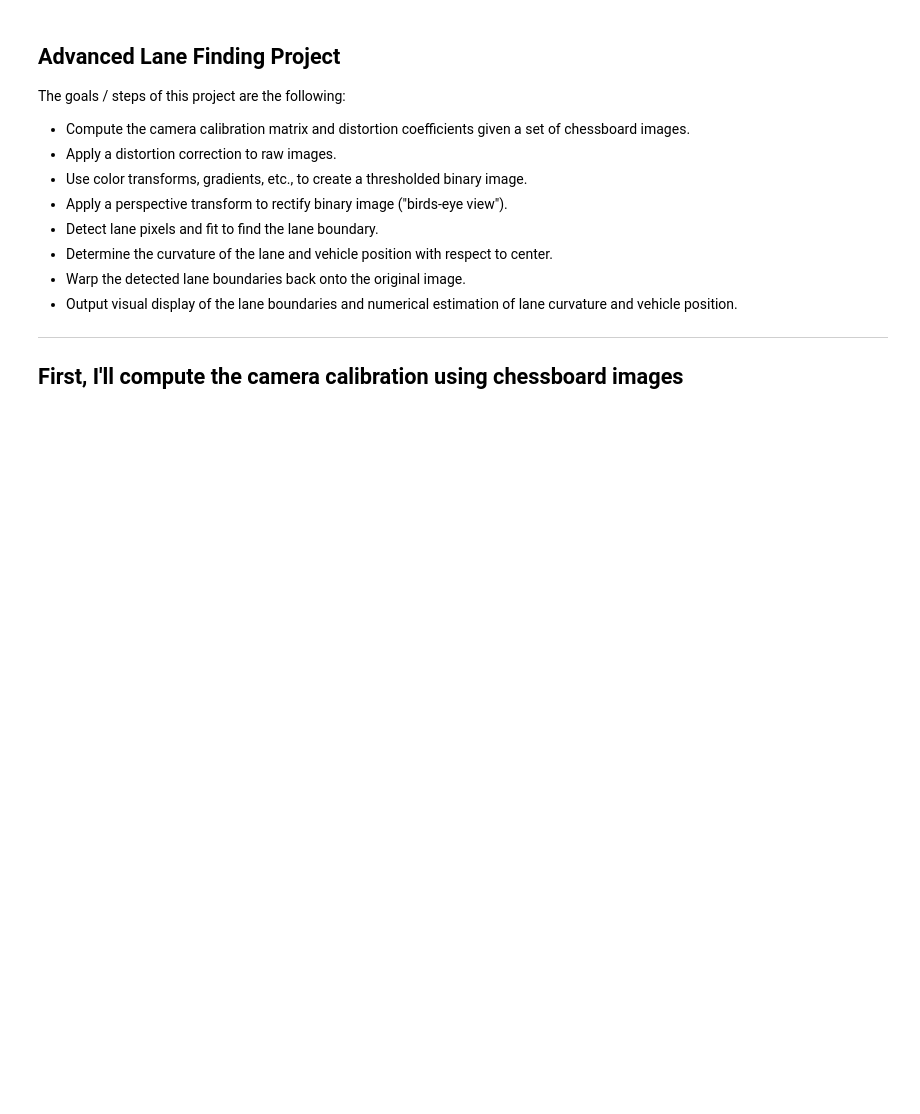
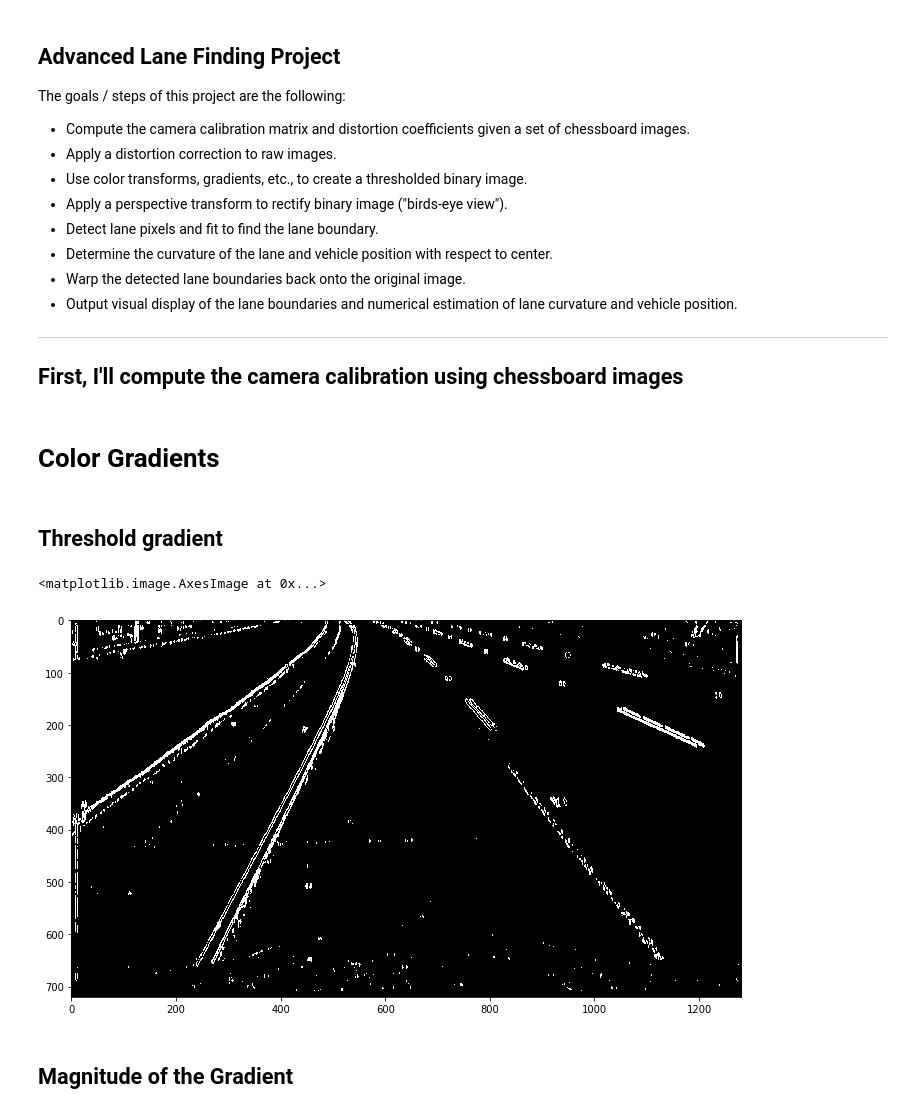
Before and after one commit to SamuelNavarro/SelfDriving, a Jupyter notebook: AdvancedLaneFinding/Project/Project_v80519.ipynb, the cells around one changed output. Drawn from its saved outputs; the diff is of its cells as text; code cells hidden in the pictures; blank space fills up the shorter version.

```diff
--- a/AdvancedLaneFinding/Project/Project_v80519.ipynb
+++ b/AdvancedLaneFinding/Project/Project_v80519.ipynb
@@ -134,0 +118,4 @@ warped = cv2.warpPerspective(img, M, img.shape[1::-1], flags=cv2.INTER_LINEAR)
+# %% [markdown]
+# Color Gradients
+# %% [markdown]
+## Threshold gradient
@@ -134,0 +138,8 @@ warped = cv2.warpPerspective(img, M, img.shape[1::-1], flags=cv2.INTER_LINEAR)
+# %%
+plt.figure(figsize=(12,10))
+plt.imshow(grad_binary, cmap='gray')
+# %% [output]
+<matplotlib.image.AxesImage at 0x...>
+[figure, added]
+# %% [markdown]
+## Magnitude of the Gradient
```
Also changed, not shown: parts of 29 cells of this notebook.
